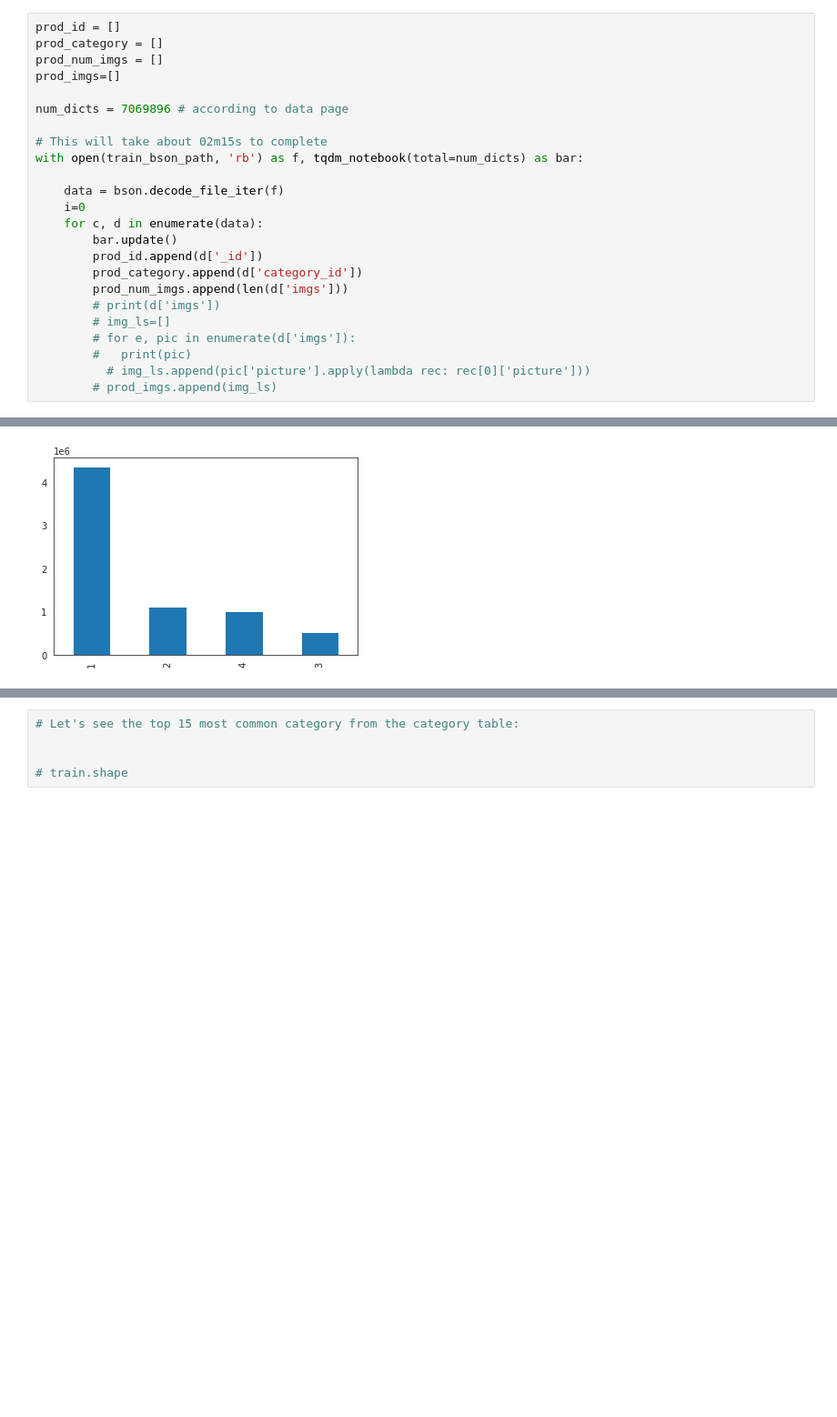
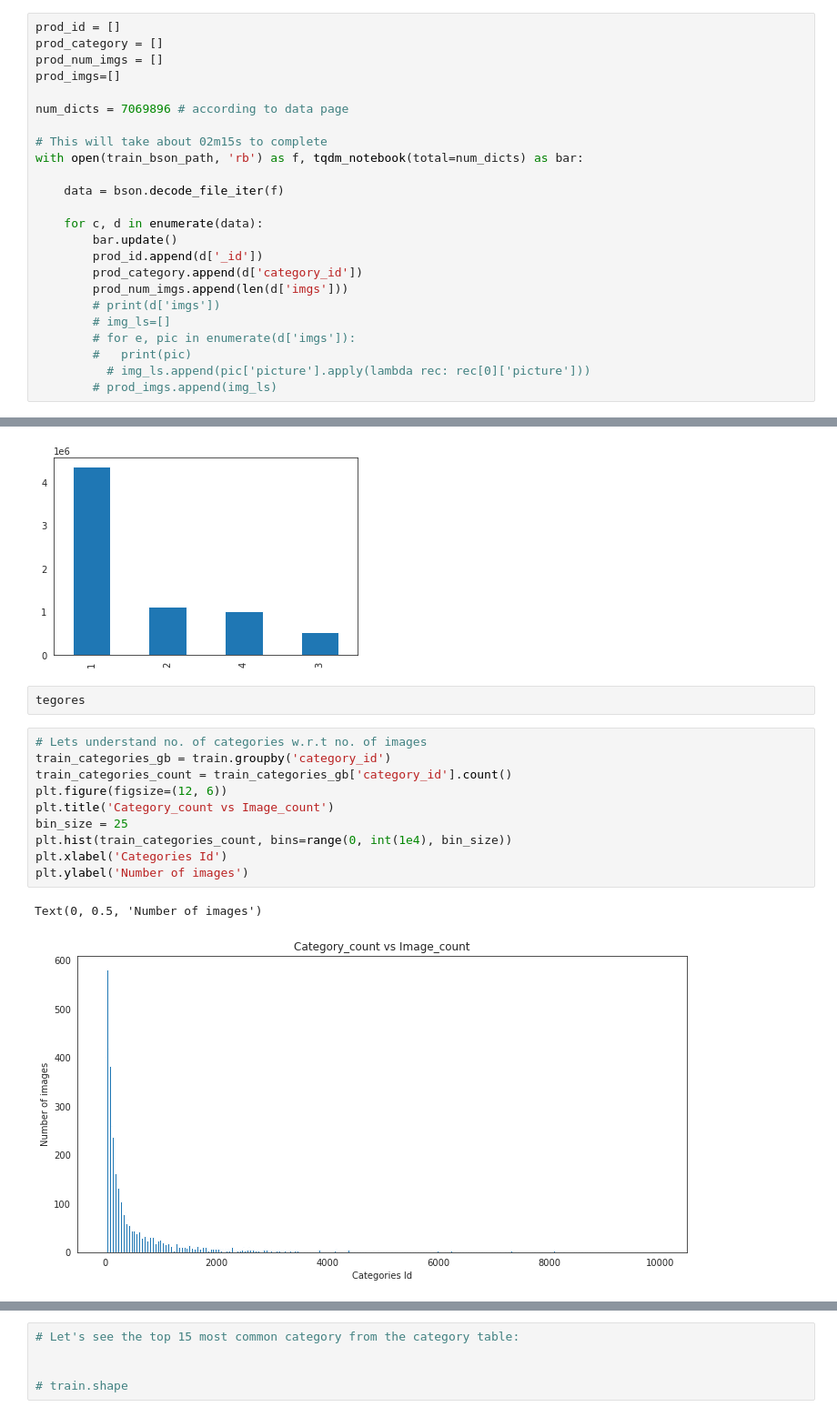
Before and after one commit to sarthakkaushik/Cdiscount-Image-Classification, a Jupyter notebook: Cdiscount_EDA.ipynb, the cells around one changed output, grey strips where cells are left out. Shown at 91% size. Drawn from its saved outputs; the diff is of its cells as text; blank space fills up the shorter version.

```diff
--- a/Cdiscount_EDA.ipynb
+++ b/Cdiscount_EDA.ipynb
@@ -265,7 +262,7 @@ num_dicts = 7069896 # according to data page
 with open(train_bson_path, 'rb') as f, tqdm_notebook(total=num_dicts) as bar:
 
     data = bson.decode_file_iter(f)
-    i=0
+
     for c, d in enumerate(data):
         bar.update()
         prod_id.append(d['_id'])
@@ -353,3 +350,18 @@ Name: num_imgs, dtype: int64
 train.num_imgs.value_counts().plot(kind='bar');#Most of the product has only 1 images
 # %% [output]
 [figure]
+# %%
+tegores
+# %%
+# Lets understand no. of categories w.r.t no. of images
+train_categories_gb = train.groupby('category_id')
+train_categories_count = train_categories_gb['category_id'].count()
+plt.figure(figsize=(12, 6))
+plt.title('Category_count vs Image_count')
+bin_size = 25
+plt.hist(train_categories_count, bins=range(0, int(1e4), bin_size))
+plt.xlabel('Categories Id')
+plt.ylabel('Number of images')
+# %% [output]
+Text(0, 0.5, 'Number of images')
+[figure, added]
```
Also changed, not shown: parts of 6 cells of this notebook.
